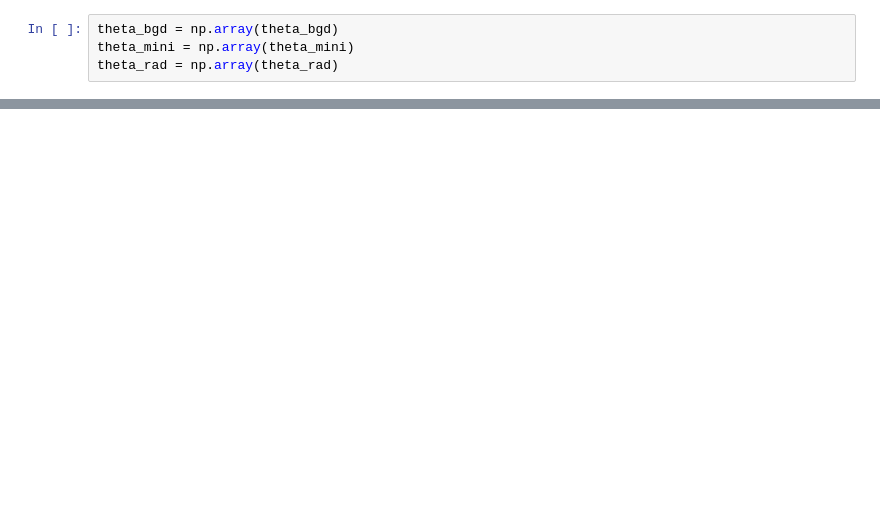
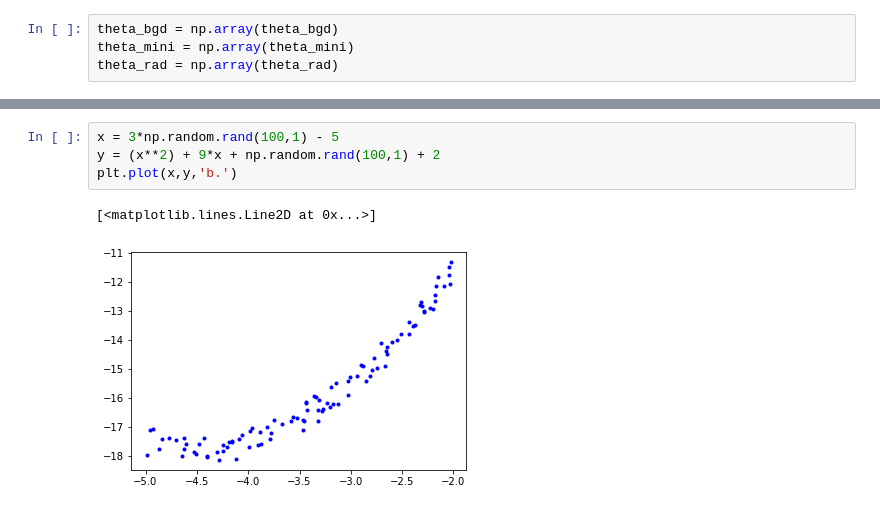
Before and after one commit to hoangquy18/Machine-Learning, a Jupyter notebook: Machine Learning/Training model/Regression.ipynb, the cells around one changed output, grey strips where cells are left out. Drawn from its saved outputs; the diff is of its cells as text; blank space fills up the shorter version.

Commit message:
Polynomial and Learning Curve

```diff
--- a/Machine Learning/Training model/Regression.ipynb
+++ b/Machine Learning/Training model/Regression.ipynb
@@ -229,0 +241,7 @@ plt.legend(loc = 'upper left',fontsize = 15)
+# %%
+x = 3*np.random.rand(100,1) - 5
+y = (x**2) + 9*x + np.random.rand(100,1) + 2
+plt.plot(x,y,'b.')
+# %% [output]
+[<matplotlib.lines.Line2D at 0x...>]
+[figure, added]
```
Also changed, not shown: parts of 25 cells of this notebook, 2 other files.
